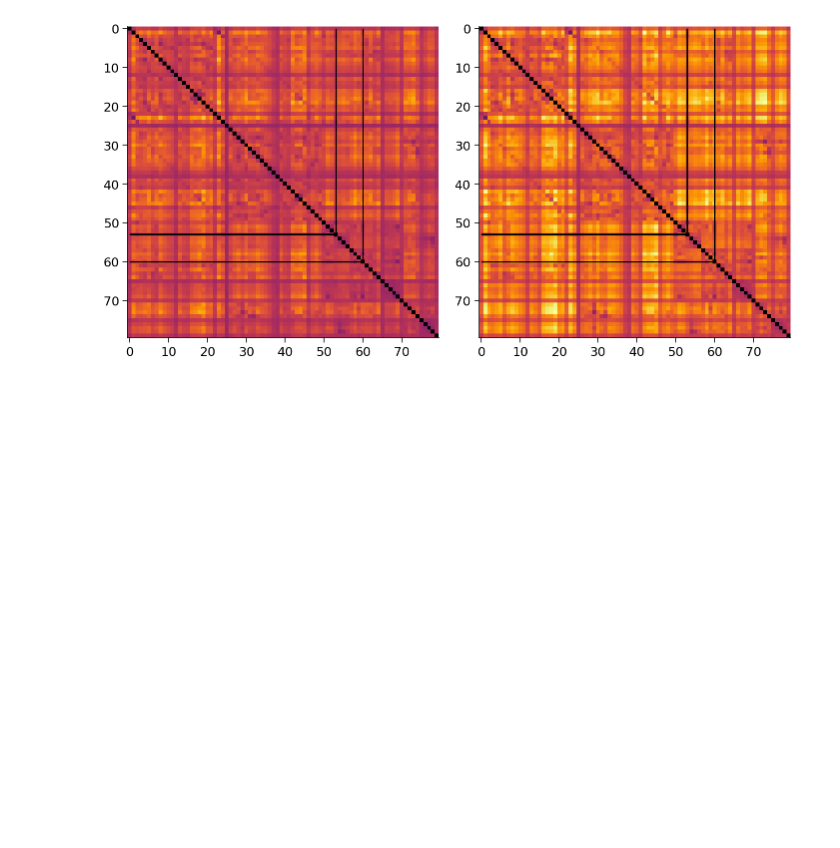
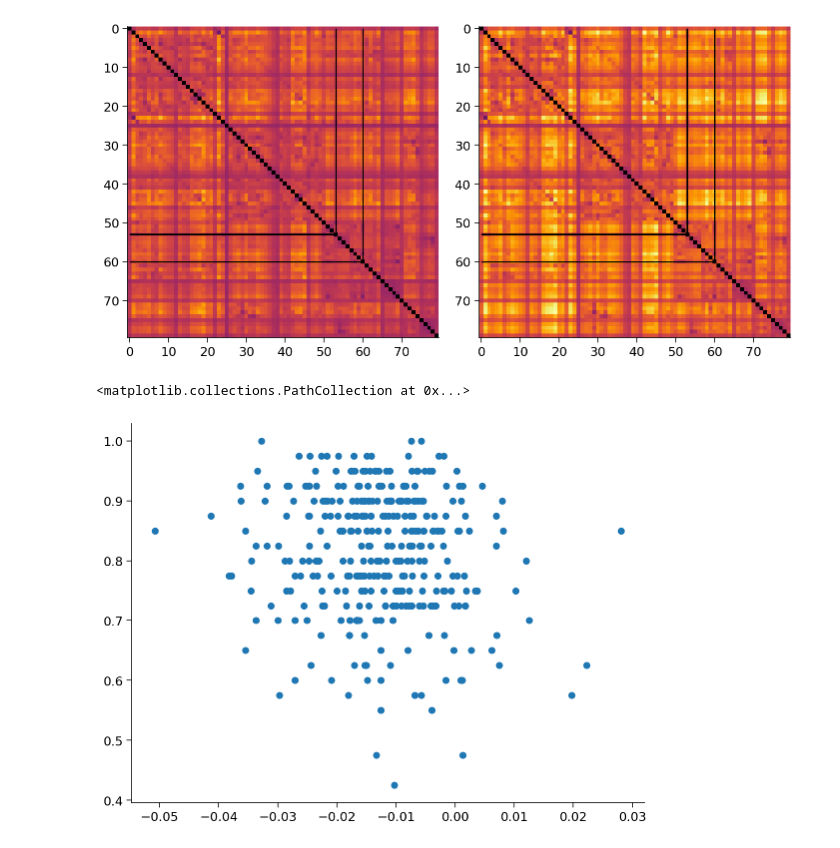
Before and after one commit to darsnack/nma-project, a Jupyter notebook: load_hcp_task.ipynb, the cells around one changed output. Saved outputs shown, nothing was run; the diff lists cells and outputs as text; code cells hidden in the pictures; blank space fills up the shorter version.

```diff
--- a/load_hcp_task.ipynb
+++ b/load_hcp_task.ipynb
@@ -770,20 +770,22 @@ print(sliding_corr.shape)
 # %% [output]
 (355, 360, 360)
 # %%
-corr_var_time = average_across_trials(
+corr_var_time = map_across_trials(
     lambda data, rdata, evs, results: \
       get_subj_corr_var(np.squeeze(data[all_idxs, :]), trange),
     my_exp,
     SUBJECTS,
     remove_mean=True
 )
-rest_corr_var_time = average_across_trials(
+rest_corr_var_time = map_across_trials(
     lambda data, rdata, evs, results: \
       get_subj_corr_var(np.squeeze(rdata[all_idxs, :]), range(rest_data.shape[1])),
     my_exp,
     SUBJECTS,
     remove_mean=True
 )
+# %%
+corr_var_diff_time = np.array([np.mean(corr_var_time[s] - rest_corr_var_time[s]) for s in SUBJECTS])
 # %%
 print(corr_var_time.shape)
 
@@ -812,3 +814,8 @@ ax2.hlines(60, 0, 60)
 0.13520093546729378
 <matplotlib.collections.LineCollection at 0x...>
 [figure]
+# %%
+plt.scatter(corr_var_diff_time, subj_accuracy)
+# %% [output]
+<matplotlib.collections.PathCollection at 0x...>
+[figure, added]
```
